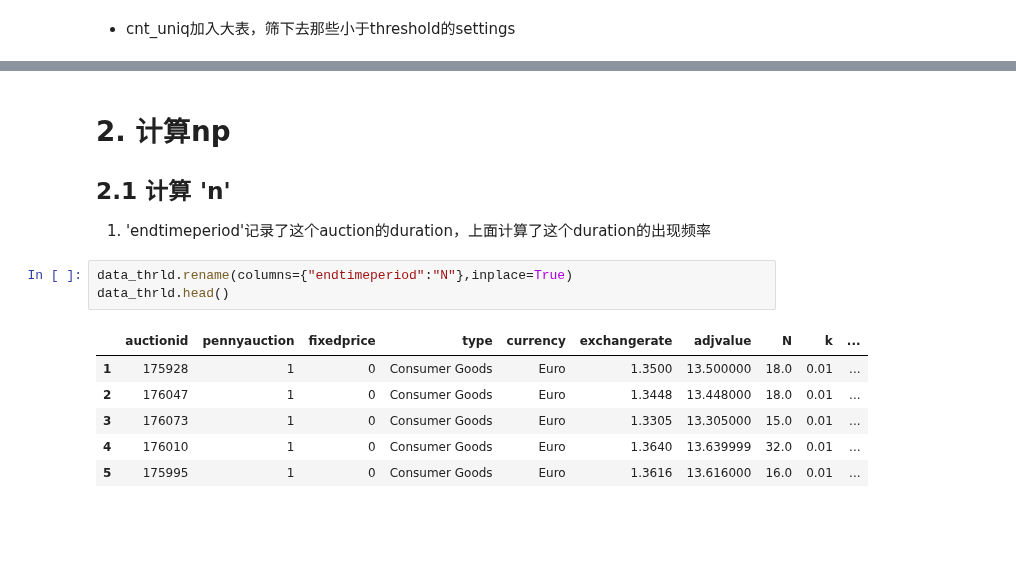
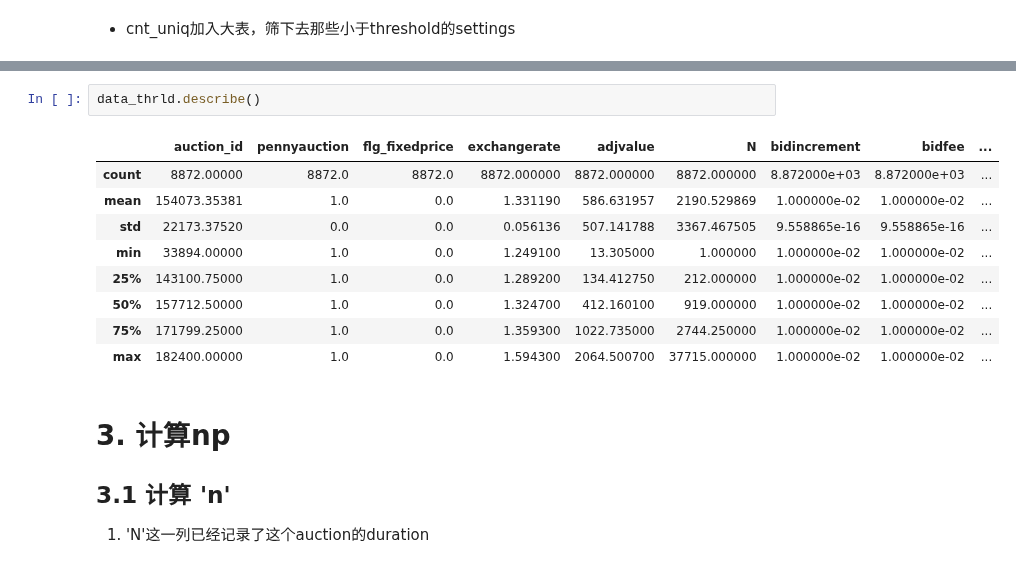
Before and after one commit to 2016317200329/PAProj, a Jupyter notebook: data_handler/large_data_cal_np.ipynb, the cells around one changed output, grey strips where cells are left out. Cells and saved outputs as stored; diff of their text form; blank space fills up the shorter version.

```diff
--- a/data_handler/large_data_cal_np.ipynb
+++ b/data_handler/large_data_cal_np.ipynb
@@ -85,14 +91,16 @@ settings_NN_thrld.head()
+# %%
+data_thrld.describe()
+# %% [output]
+|  | auction_id | pennyauction | flg_fixedprice | exchangerate | adjvalue | N | bidincrement | bidfee | ... |
+| count | 8872.00000 | 8872.0 | 8872.0 | 8872.000000 | 8872.000000 | 8872.000000 | 8.872000e+03 | 8.872000e+03 | ... |
+| mean | 154073.35381 | 1.0 | 0.0 | 1.331190 | 586.631957 | 2190.529869 | 1.000000e-02 | 1.000000e-02 | ... |
+| std | 22173.37520 | 0.0 | 0.0 | 0.056136 | 507.141788 | 3367.467505 | 9.558865e-16 | 9.558865e-16 | ... |
+| min | 33894.00000 | 1.0 | 0.0 | 1.249100 | 13.305000 | 1.000000 | 1.000000e-02 | 1.000000e-02 | ... |
+| 25% | 143100.75000 | 1.0 | 0.0 | 1.289200 | 134.412750 | 212.000000 | 1.000000e-02 | 1.000000e-02 | ... |
+| 50% | 157712.50000 | 1.0 | 0.0 | 1.324700 | 412.160100 | 919.000000 | 1.000000e-02 | 1.000000e-02 | ... |
+| 75% | 171799.25000 | 1.0 | 0.0 | 1.359300 | 1022.735000 | 2744.250000 | 1.000000e-02 | 1.000000e-02 | ... |
+| max | 182400.00000 | 1.0 | 0.0 | 1.594300 | 2064.500700 | 37715.000000 | 1.000000e-02 | 1.000000e-02 | ... |
 # %% [markdown]
-# 2. 计算np
-## 2.1 计算 'n'
-1. 'endtimeperiod'记录了这个auction的duration，上面计算了这个duration的出现频率
+# 3. 计算np
+## 3.1 计算 'n'
+1. 'N'这一列已经记录了这个auction的duration
-# %%
-data_thrld.rename(columns={"endtimeperiod":"N"},inplace=True)
-data_thrld.head()
-# %% [output]
-|  | auctionid | pennyauction | fixedprice | type | currency | exchangerate | adjvalue | N | k | ... |
-| 1 | 175928 | 1 | 0 | Consumer Goods | Euro | 1.3500 | 13.500000 | 18.0 | 0.01 | ... |
-| 2 | 176047 | 1 | 0 | Consumer Goods | Euro | 1.3448 | 13.448000 | 18.0 | 0.01 | ... |
-| 3 | 176073 | 1 | 0 | Consumer Goods | Euro | 1.3305 | 13.305000 | 15.0 | 0.01 | ... |
-| 4 | 176010 | 1 | 0 | Consumer Goods | Euro | 1.3640 | 13.639999 | 32.0 | 0.01 | ... |
-| 5 | 175995 | 1 | 0 | Consumer Goods | Euro | 1.3616 | 13.616000 | 16.0 | 0.01 | ... |
```
Also changed, not shown: parts of 22 cells of this notebook, 19 other files.
